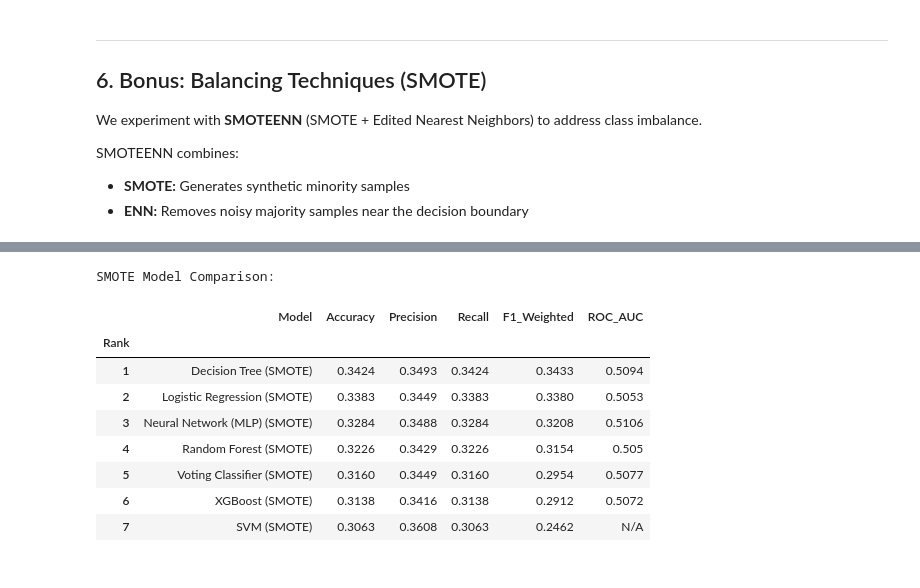
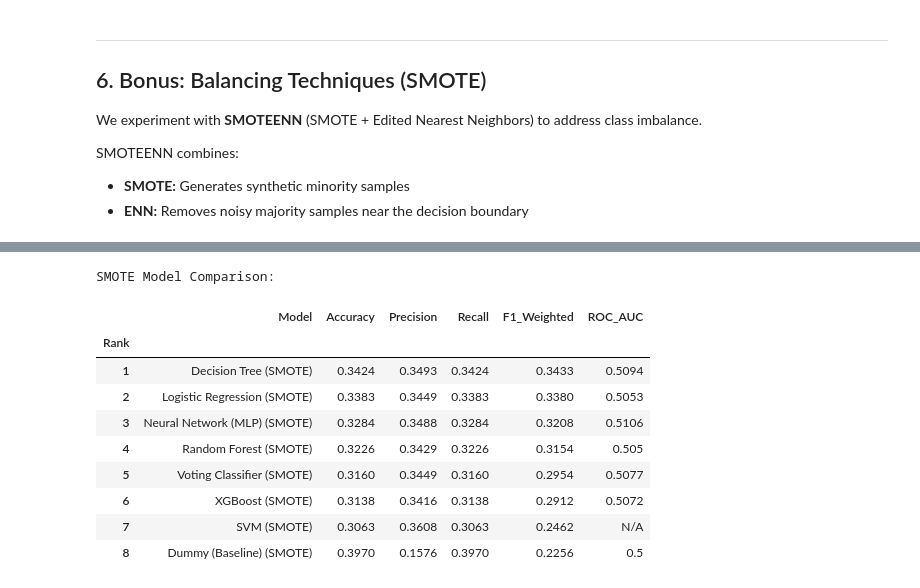
Before and after one commit to RayeC-1305/WIA1006_ML_OCC2_GROUP8, a Jupyter notebook: notebooks/dating_app_match_prediction.ipynb, the cells around one changed output, grey strips where cells are left out. Cells and saved outputs as stored; diff of their text form; code cells hidden in the pictures.

```diff
--- a/notebooks/dating_app_match_prediction.ipynb
+++ b/notebooks/dating_app_match_prediction.ipynb
@@ -495,6 +497,7 @@ We train **7 models** across different algorithmic families:
 preprocessor = build_preprocessor()
 
 models_and_params = [
+    ("Dummy (Baseline)", DummyClassifier(strategy="most_frequent"), {}),
     ("Logistic Regression", LogisticRegression(max_iter=1000, class_weight="balanced", random_state=42),
      {"C": [0.01, 0.1, 1.0, 10.0, 100.0]}),
     ("Decision Tree", DecisionTreeClassifier(class_weight="balanced", random_state=42),
@@ -554,11 +557,13 @@ for name, estimator, param_grid in models_and_params:
         best_pipe = pipe
 
     fitted_models[name] = best_pipe
+    joblib.dump(best_pipe, os.path.join(MODELS_DIR, name.lower().replace(" ", "_").replace("(", "").replace(")", "") + ".pkl"))
 
-# Voting Classifier
-print(f"\n{'='*60}")
-print("  Training: Voting Classifier")
-print(f"{'='*60}")
+print("\n" + "="*60)
+print("  Training Voting Classifier (Ensemble)")
+print("="*60)
+
+# Build Voting Classifier from best individual models
 estimators = [
     ("lr", fitted_models["Logistic Regression"].named_steps["model"]),
     ("rf", fitted_models["Random Forest"].named_steps["model"]),
@@ -572,6 +577,7 @@ voting_pipe = Pipeline([
 ])
 voting_pipe.fit(X_train, y_train)
 fitted_models["Voting Classifier"] = voting_pipe
+joblib.dump(voting_pipe, os.path.join(MODELS_DIR, "voting_classifier.pkl"))
 
-print(f"\nAll {len(fitted_models)} models trained.")
+print(f"\nAll {len(fitted_models)} models trained and saved.")
 # %% [output]
@@ -699,6 +707,8 @@ if n_classes == 1:
 for cls_idx, cls_name in enumerate(CLASS_NAMES):
     ax = axes[cls_idx]
     for name, model in fitted_models.items():
+        if name == "Dummy (Baseline)":
+            continue
         try:
             y_prob = model.predict_proba(X_test)
             fpr, tpr, _ = roc_curve(y_test_bin[:, cls_idx], y_prob[:, cls_idx])
@@ -721,7 +731,7 @@ plt.show()
 ### 4.4 Model Comparison Bar Chart
 # %%
 metrics = ["Accuracy", "Precision", "Recall", "F1_Weighted"]
-df_plot = comparison_df.copy()
+df_plot = comparison_df[comparison_df["Model"] != "Dummy (Baseline)"].copy()
 
 fig, ax = plt.subplots(figsize=(12, 6))
 x = np.arange(len(df_plot))
@@ -1051,45 +1060,43 @@ All 7 SMOTE models trained.
 # %%
 # Evaluate SMOTE models
 results_smote = []
 for name, model in fitted_smote.items():
+    y_pred = model.predict(X_test)
+    acc = accuracy_score(y_test, y_pred)
+    prec = precision_score(y_test, y_pred, average="weighted", zero_division=0)
+    rec = recall_score(y_test, y_pred, average="weighted", zero_division=0)
+    f1 = f1_score(y_test, y_pred, average="weighted", zero_division=0)
     try:
-        y_pred = model.predict(X_test)
-        acc = accuracy_score(y_test, y_pred)
-        prec = precision_score(y_test, y_pred, average="weighted", zero_division=0)
-        rec = recall_score(y_test, y_pred, average="weighted", zero_division=0)
-        f1 = f1_score(y_test, y_pred, average="weighted", zero_division=0)
-        try:
-            y_prob = model.predict_proba(X_test)
-            y_test_bin = label_binarize(y_test, classes=classes)
-            roc = roc_auc_score(y_test_bin, y_prob, average="weighted", multi_class="ovr")
-        except Exception:
-            roc = np.nan
-        results_smote.append({
-            "Model": f"{name} (SMOTE)", "Accuracy": round(acc, 4), "Precision": round(prec, 4),
-            "Recall": round(rec, 4), "F1_Weighted": round(f1, 4),
-            "ROC_AUC": round(roc, 4) if not np.isnan(roc) else "N/A",
-        })
-    except Exception as e:
-        print(f"  Skipping {name} (SMOTE): {e}")
+        y_prob = model.predict_proba(X_test)
+        y_test_bin = label_binarize(y_test, classes=classes)
+        roc = roc_auc_score(y_test_bin, y_prob, average="weighted", multi_class="ovr")
+    except Exception:
+        roc = np.nan
+    results_smote.append({
+        "Model": f"{name} (SMOTE)", "Accuracy": round(acc, 4), "Precision": round(prec, 4),
+        "Recall": round(rec, 4), "F1_Weighted": round(f1, 4),
+        "ROC_AUC": round(roc, 4) if not np.isnan(roc) else "N/A",
+    })
 
 comparison_smote = pd.DataFrame(results_smote)
 comparison_smote = comparison_smote.sort_values("F1_Weighted", ascending=False).reset_index(drop=True)
 comparison_smote.index += 1
 comparison_smote.index.name = "Rank"
 comparison_smote.to_csv(os.path.join(REPORTS_DIR, "model_comparison_smote.csv"))
 print("SMOTE Model Comparison:")
 comparison_smote
 # %% [output]
 SMOTE Model Comparison:
 |  | Model | Accuracy | Precision | Recall | F1_Weighted | ROC_AUC |
 | Rank |  |  |  |  |  |  |
 | 1 | Decision Tree (SMOTE) | 0.3424 | 0.3493 | 0.3424 | 0.3433 | 0.5094 |
 | 2 | Logistic Regression (SMOTE) | 0.3383 | 0.3449 | 0.3383 | 0.3380 | 0.5053 |
 | 3 | Neural Network (MLP) (SMOTE) | 0.3284 | 0.3488 | 0.3284 | 0.3208 | 0.5106 |
 | 4 | Random Forest (SMOTE) | 0.3226 | 0.3429 | 0.3226 | 0.3154 | 0.505 |
 | 5 | Voting Classifier (SMOTE) | 0.3160 | 0.3449 | 0.3160 | 0.2954 | 0.5077 |
 | 6 | XGBoost (SMOTE) | 0.3138 | 0.3416 | 0.3138 | 0.2912 | 0.5072 |
 | 7 | SVM (SMOTE) | 0.3063 | 0.3608 | 0.3063 | 0.2462 | N/A |
+| 8 | Dummy (Baseline) (SMOTE) | 0.3970 | 0.1576 | 0.3970 | 0.2256 | 0.5 |
 # %%
 # Combined comparison: class_weight='balanced' vs SMOTE
 all_results = results + results_smote
```
Also changed, not shown: parts of 13 cells of this notebook, 11 other files.
